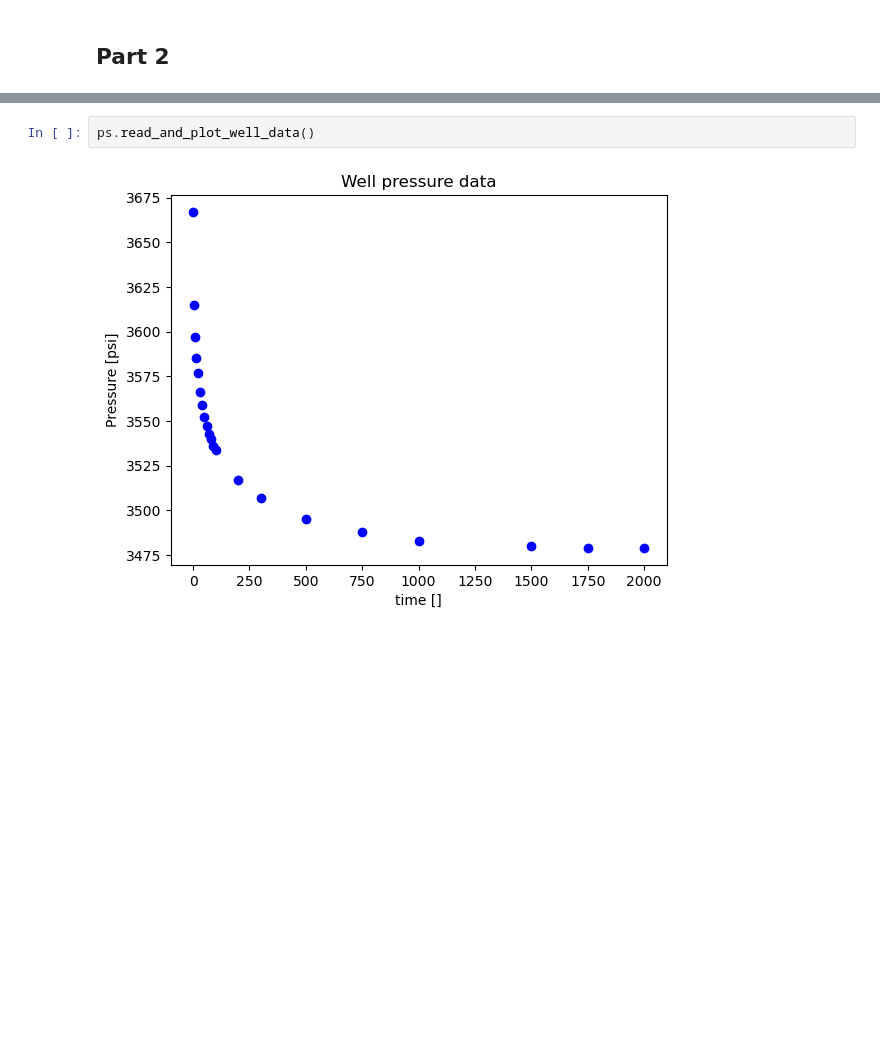
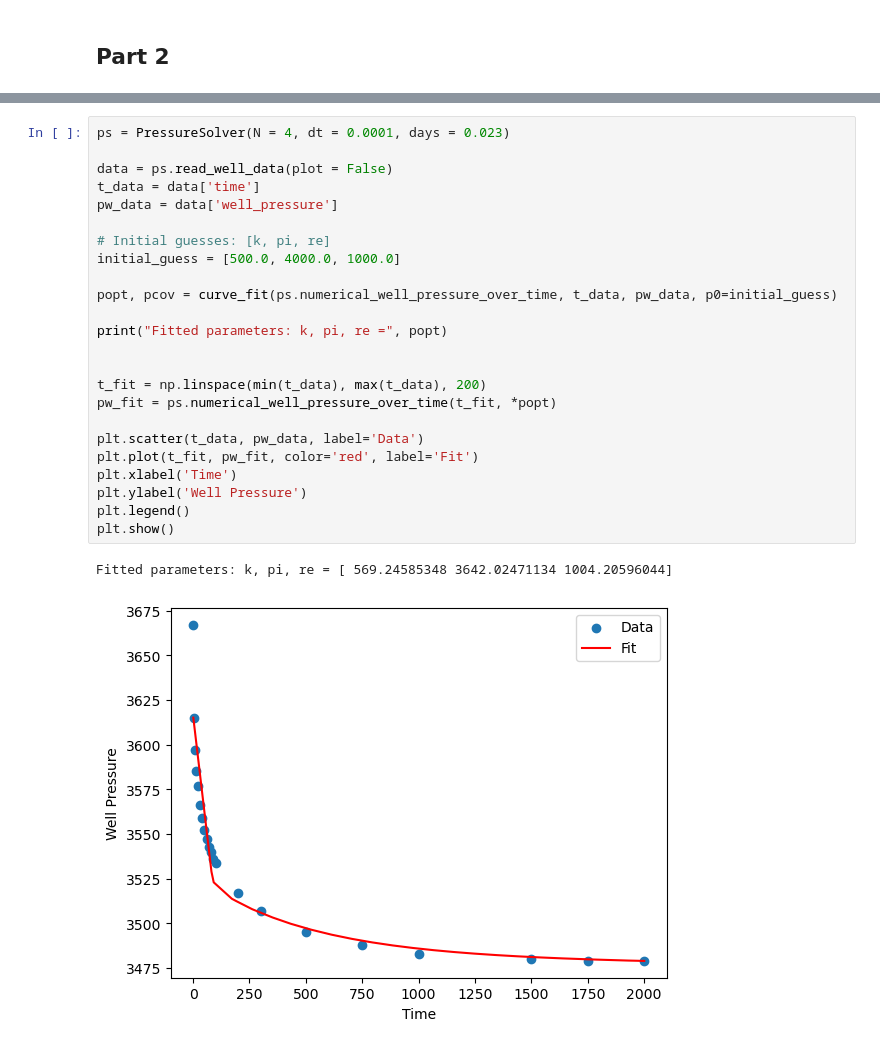
Before and after one commit to simengaasland/MOD510-Projects, a Jupyter notebook: Project 2/Project2_Report.ipynb, the cells around one changed output, grey strips where cells are left out. Cells and saved outputs as stored; diff of their text form; blank space fills up the shorter version.

```diff
--- a/Project 2/Project2_Report.ipynb
+++ b/Project 2/Project2_Report.ipynb
@@ -783,4 +810,27 @@ ps_thomas_400 = PressureSolver(N = 400, dt = 0.01, solver = 'Thomas')
 # %%
-ps.read_and_plot_well_data()
+ps = PressureSolver(N = 4, dt = 0.0001, days = 0.023)
+
+data = ps.read_well_data(plot = False)
+t_data = data['time']
+pw_data = data['well_pressure']
+
+# Initial guesses: [k, pi, re]
+initial_guess = [500.0, 4000.0, 1000.0]
+
+popt, pcov = curve_fit(ps.numerical_well_pressure_over_time, t_data, pw_data, p0=initial_guess)
+
+print("Fitted parameters: k, pi, re =", popt)
+
+
+t_fit = np.linspace(min(t_data), max(t_data), 200)
+pw_fit = ps.numerical_well_pressure_over_time(t_fit, *popt)
+
+plt.scatter(t_data, pw_data, label='Data')
+plt.plot(t_fit, pw_fit, color='red', label='Fit')
+plt.xlabel('Time')
+plt.ylabel('Well Pressure')
+plt.legend()
+plt.show()
 # %% [output]
+Fitted parameters: k, pi, re = [ 569.24585348 3642.02471134 1004.20596044]
-[figure, old version]
+[figure, new version]
```
Also changed, not shown: parts of 2 cells of this notebook.
